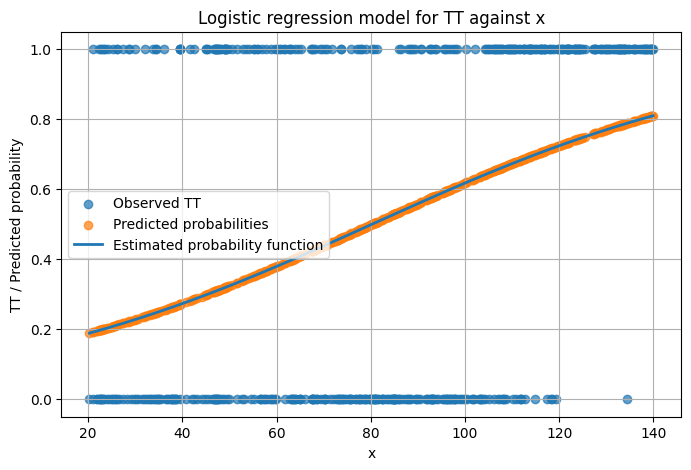
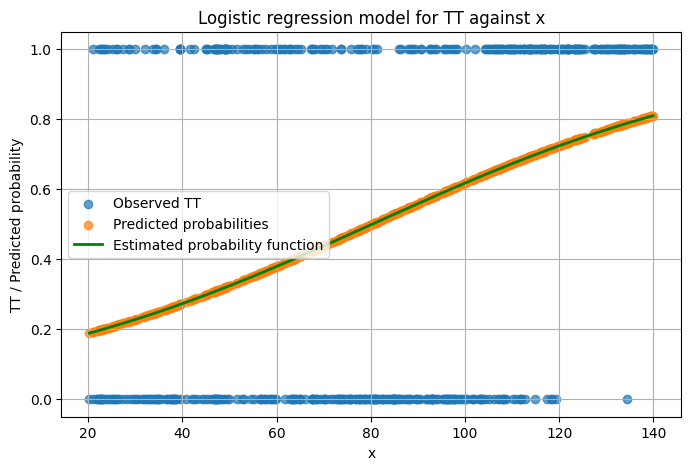
Code edit (unified diff) that turned the first committed figure into the second:
--- before
+++ after
@@ -9,5 +9,5 @@
 plt.scatter(df["x"], df["TT"], label="Observed TT", alpha=0.7)
 plt.scatter(df["x"], df["p_hat_simple"], label="Predicted probabilities", alpha=0.7)
-plt.plot(x_grid, p_grid_simple, label="Estimated probability function", linewidth=2)
+plt.plot(x_grid, p_grid_simple, label="Estimated probability function", color='green', linewidth=2)
 
 plt.xlabel("x")

Commit: Completed Q1